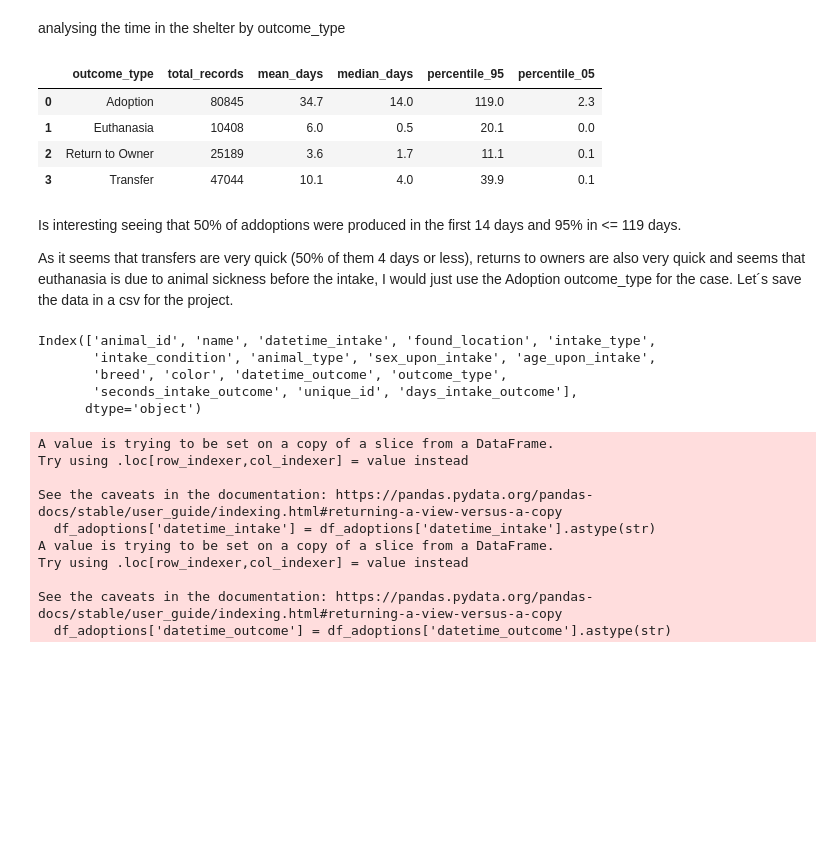
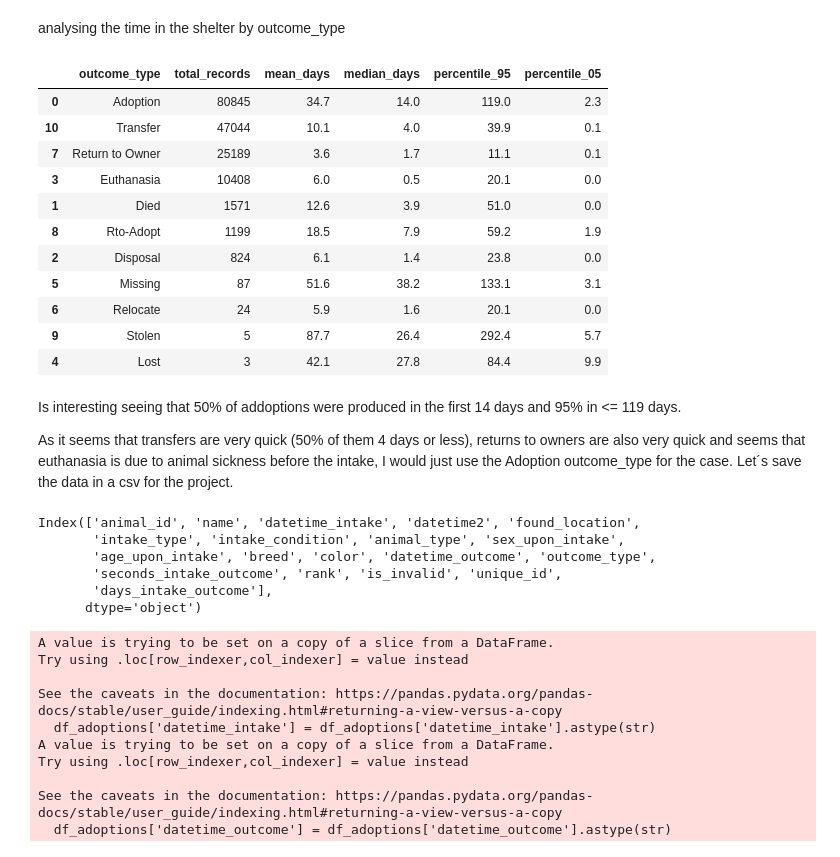
Before and after one commit to irenebustos/machine_learning_zoomcamp, a Jupyter notebook: Mid_term_project/time_shelter_dataset.ipynb, the cells around one changed output. Drawn from its saved outputs; the diff is of its cells as text; code cells hidden in the pictures; blank space fills up the shorter version.

```diff
--- a/Mid_term_project/time_shelter_dataset.ipynb
+++ b/Mid_term_project/time_shelter_dataset.ipynb
@@ -152,5 +152,3 @@ Explanation of Each Outcome:
 * Lost: Similar to "Missing," this refers to animals lost during intake, care, or transport.
 # %% [markdown]
 For simplification I will just use Addoption, Transfer, Return to owner and Euthanasia to see the time they spend in the shelter
-# %%
-df = df[df.outcome_type.isin(['Adoption', 'Return to Owner', 'Transfer', 'Euthanasia'])]
@@ -159,12 +154,0 @@ df = df[df.outcome_type.isin(['Adoption', 'Return to Owner', 'Transfer', 'Euthan
-# %%
-# drop the columns that are not useful and that came from the merge
-df = df.drop(['datetime2', 'rank', 'is_invalid'], axis=1).reset_index(drop=True)
-
-# numerical columns: seconds_intake_outcome
-numerical_columns = ['seconds_intake_outcome']
-
-# datetime columns: datetime_intake, datetime_outcome
-datetime_columns = ['datetime_intake', 'datetime_outcome']
-# rest of the columns categorical columns
-categorical_columns = df.columns.difference(numerical_columns + datetime_columns + ['animal_id', 'outcome_type'])
-categorical_columns
@@ -175,4 +154,0 @@ Index(['age_upon_intake', 'animal_type', 'breed', 'color', 'found_location',
-# %%
-# lower case all the values inside the categorical columns
-for column in categorical_columns:
-    df[column] = df[column].str.lower()
@@ -202,24 +160,31 @@ df = df.drop_duplicates()
 # %%
 # Group by outcome_type and calculate statistics
 df['unique_id'] = df['animal_id'].astype(str) + '_' + df['datetime_intake'].astype(str)
 df['days_intake_outcome'] = df['seconds_intake_outcome'] / (60 * 60 * 24)
 
 time_shelter = df.groupby('outcome_type').agg(
     total_records = ('unique_id', 'count'),  # Total rows
     mean_days=('days_intake_outcome', lambda x: round(x.mean(), 1)),
     median_days=('days_intake_outcome', lambda x: round(x.median(), 1)),
     percentile_95=('days_intake_outcome', lambda x: round(x.quantile(0.95), 1)),  # 95th percentile
     percentile_05=('days_intake_outcome', lambda x: round(x.quantile(0.05), 1))  # 95th percentile
 ).reset_index()
 
 
-time_shelter
+time_shelter.sort_values(by='total_records', ascending=False)
 # %% [output]
 |  | outcome_type | total_records | mean_days | median_days | percentile_95 | percentile_05 |
 | 0 | Adoption | 80845 | 34.7 | 14.0 | 119.0 | 2.3 |
-| 1 | Euthanasia | 10408 | 6.0 | 0.5 | 20.1 | 0.0 |
-| 2 | Return to Owner | 25189 | 3.6 | 1.7 | 11.1 | 0.1 |
-| 3 | Transfer | 47044 | 10.1 | 4.0 | 39.9 | 0.1 |
+| 10 | Transfer | 47044 | 10.1 | 4.0 | 39.9 | 0.1 |
+| 7 | Return to Owner | 25189 | 3.6 | 1.7 | 11.1 | 0.1 |
+| 3 | Euthanasia | 10408 | 6.0 | 0.5 | 20.1 | 0.0 |
+| 1 | Died | 1571 | 12.6 | 3.9 | 51.0 | 0.0 |
+| 8 | Rto-Adopt | 1199 | 18.5 | 7.9 | 59.2 | 1.9 |
+| 2 | Disposal | 824 | 6.1 | 1.4 | 23.8 | 0.0 |
+| 5 | Missing | 87 | 51.6 | 38.2 | 133.1 | 3.1 |
+| 6 | Relocate | 24 | 5.9 | 1.6 | 20.1 | 0.0 |
+| 9 | Stolen | 5 | 87.7 | 26.4 | 292.4 | 5.7 |
+| 4 | Lost | 3 | 42.1 | 27.8 | 84.4 | 9.9 |
 # %% [markdown]
 Is interesting seeing that 50% of addoptions were produced in the first 14 days and 95% in <= 119 days.
 
@@ -228,10 +193,11 @@ Let´s save the data in a csv for the project.
 # %%
 df.columns
 # %% [output]
-Index(['animal_id', 'name', 'datetime_intake', 'found_location', 'intake_type',
-       'intake_condition', 'animal_type', 'sex_upon_intake', 'age_upon_intake',
-       'breed', 'color', 'datetime_outcome', 'outcome_type',
-       'seconds_intake_outcome', 'unique_id', 'days_intake_outcome'],
+Index(['animal_id', 'name', 'datetime_intake', 'datetime2', 'found_location',
+       'intake_type', 'intake_condition', 'animal_type', 'sex_upon_intake',
+       'age_upon_intake', 'breed', 'color', 'datetime_outcome', 'outcome_type',
+       'seconds_intake_outcome', 'rank', 'is_invalid', 'unique_id',
+       'days_intake_outcome'],
       dtype='object')
 # %%
 # create df addoptions with the outcome_type = Adoption
```
Also changed, not shown: parts of 4 cells of this notebook, 7 other files.
